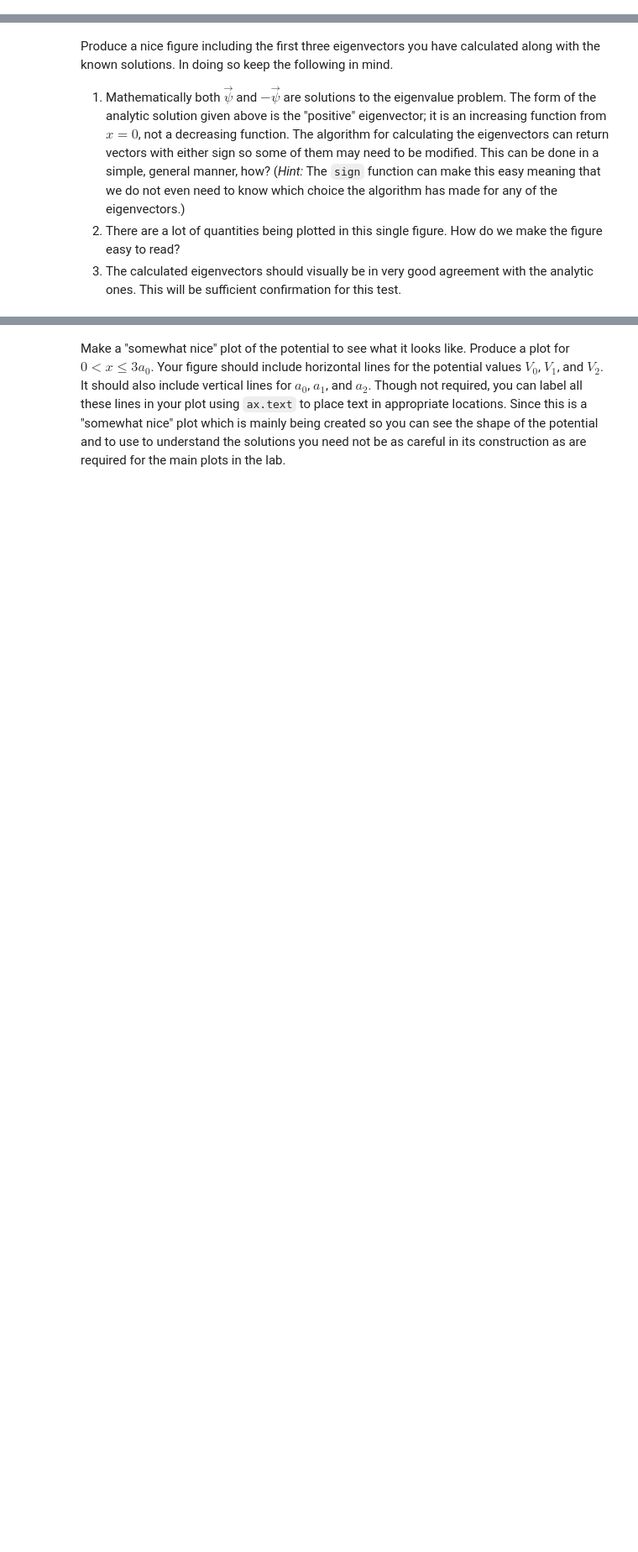
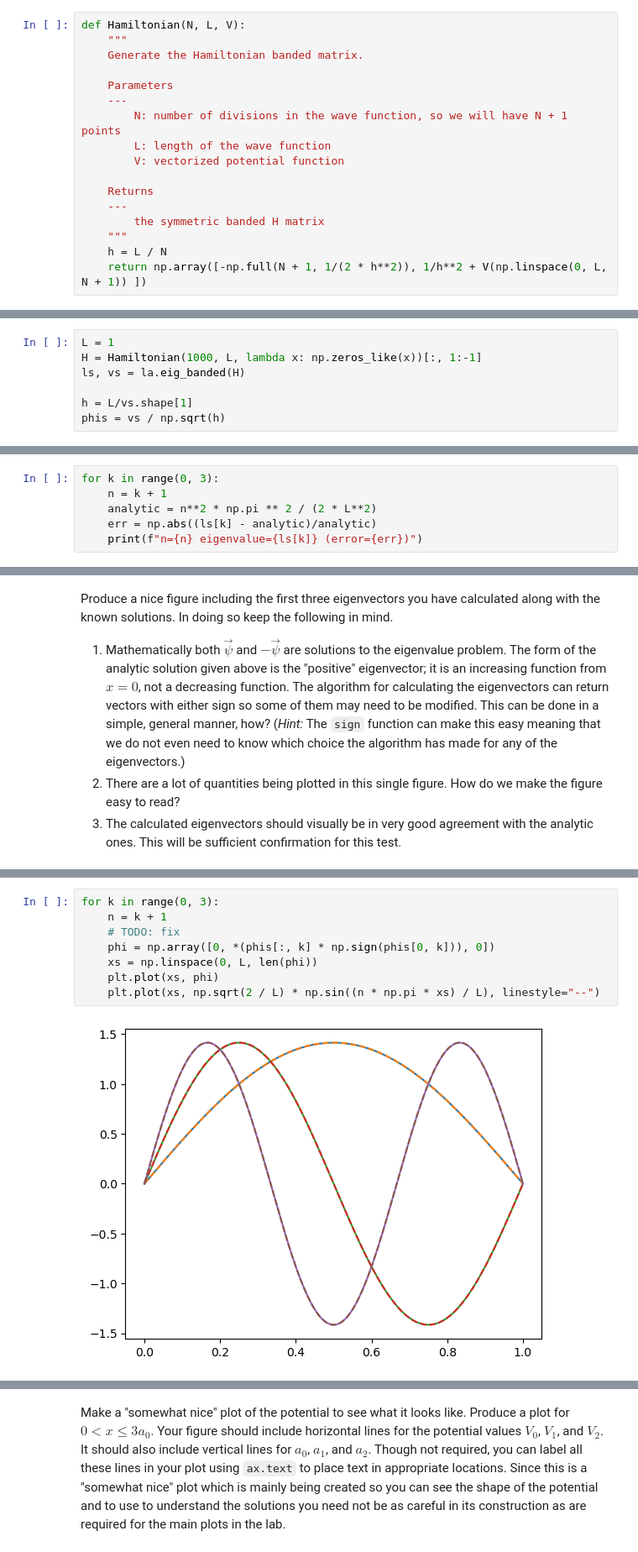
Before and after one commit to SerenaLynas/p250-spring-2026, a Jupyter notebook: labs/Lab08.ipynb, the cells around one changed output, grey strips where cells are left out. Shown at 84% size. Saved outputs shown, nothing was run; the diff lists cells and outputs as text; blank space fills up the shorter version.

```diff
--- a/labs/Lab08.ipynb
+++ b/labs/Lab08.ipynb
@@ -35,3 +32,20 @@ raise NotImplementedError()
+# %%
+def Hamiltonian(N, L, V):
+    """
+    Generate the Hamiltonian banded matrix.
+
+    Parameters
+    ---
+        N: number of divisions in the wave function, so we will have N + 1 points
+        L: length of the wave function
+        V: vectorized potential function
+
+    Returns
+    ---
+        the symmetric banded H matrix
+    """
+    h = L / N
+    return np.array([-np.full(N + 1, 1/(2 * h**2)), 1/h**2 + V(np.linspace(0, L, N + 1)) ])
 # %% [markdown]
 ## Infinite Square Well
 
@@ -72,3 +83,10 @@ raise NotImplementedError()
+# %%
+L = 1
+H = Hamiltonian(1000, L, lambda x: np.zeros_like(x))[:, 1:-1]
+ls, vs = la.eig_banded(H)
+
+h = L/vs.shape[1]
+phis = vs / np.sqrt(h)
 # %% [markdown]
 ### Testing the Eigenvalues
 
@@ -88,0 +104,6 @@ raise NotImplementedError()
+# %%
+for k in range(0, 3):
+    n = k + 1
+    analytic = n**2 * np.pi ** 2 / (2 * L**2)
+    err = np.abs((ls[k] - analytic)/analytic)
+    print(f"n={n} eigenvalue={ls[k]} (error={err})")
@@ -106,3 +128,13 @@ raise NotImplementedError()
+# %%
+for k in range(0, 3):
+    n = k + 1
+    # TODO: fix
+    phi = np.array([0, *(phis[:, k] * np.sign(phis[0, k])), 0])
+    xs = np.linspace(0, L, len(phi))
+    plt.plot(xs, phi)
+    plt.plot(xs, np.sqrt(2 / L) * np.sin((n * np.pi * xs) / L), linestyle="--")
+# %% [output]
+[figure, added]
 # %% [markdown]
 ## General Potential
 
```
Also changed, not shown: parts of 17 cells of this notebook.
